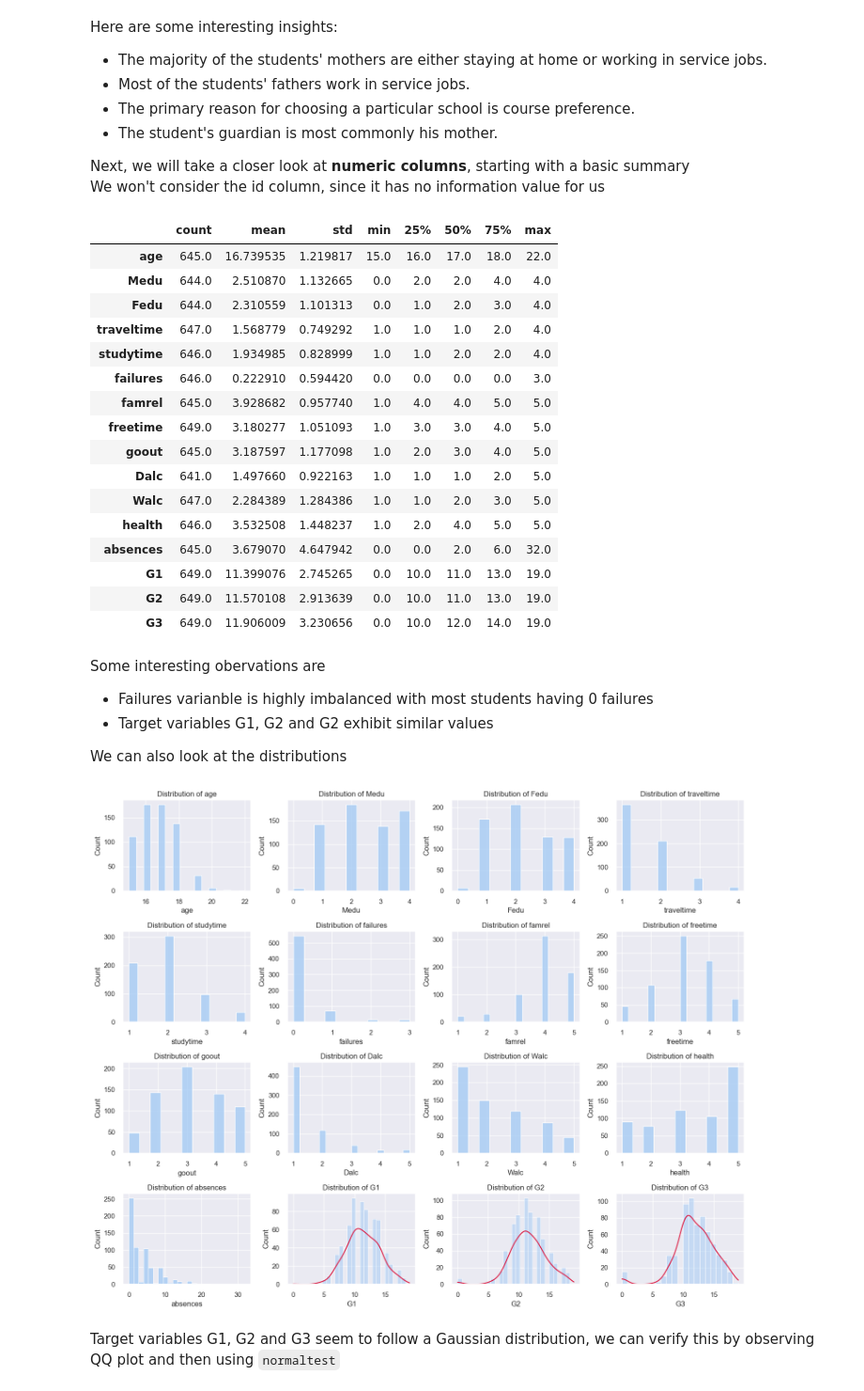
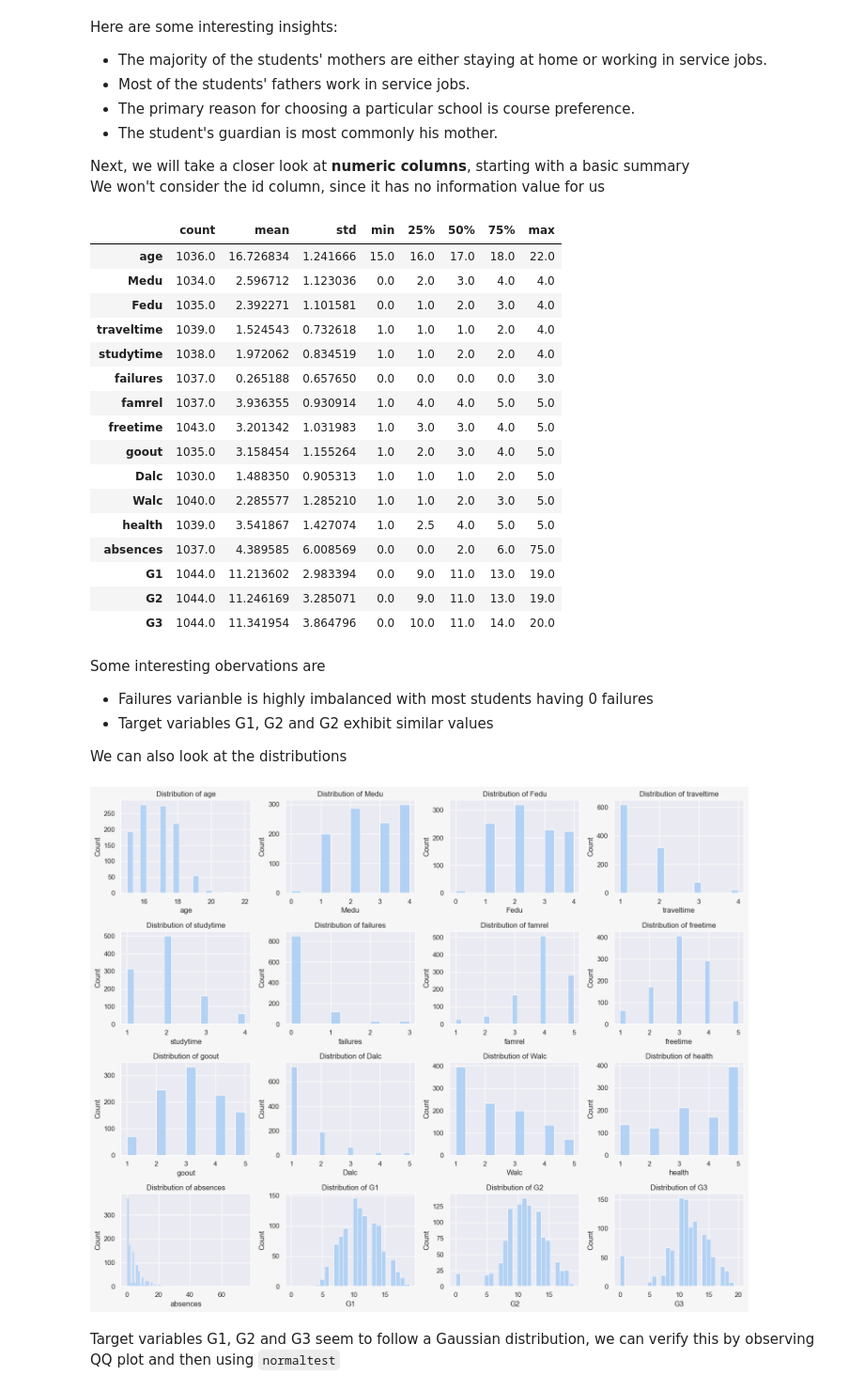
Before and after one commit to marek-hradil/ib031-project, a Jupyter notebook: notebooks/eda.ipynb, the cells around one changed output. Shown at 94% size. Saved outputs shown, nothing was run; the diff lists cells and outputs as text; code cells hidden in the pictures.

```diff
--- a/notebooks/eda.ipynb
+++ b/notebooks/eda.ipynb
@@ -59,8 +59,13 @@ from scipy.stats import normaltest, norm
 The first row and column were manually removed from the .xlsx file in order for the .read_excel function to load data properly
 # %%
 path = "../data/student_performance.xlsx"
-df = pd.read_excel(path)
+portuguese_df = pd.read_excel(path, sheet_name="portuguese")
+math_df = pd.read_excel(path, sheet_name="math")
 # %% [markdown]
 ## 2.1 Exploratory Data Analysys
 # %%
-df
+portuguese_df["subject"] = "portuguese"
+math_df["subject"] = "math"
+
+# Combine the two
+df = pd.concat([portuguese_df, math_df], ignore_index=True)
@@ -236,22 +228,22 @@ target_columns = ["G1", "G2","G3"]
 df[numeric_columns].describe().T
 # %% [output]
 |  | count | mean | std | min | 25% | 50% | 75% | max |
-| age | 645.0 | 16.739535 | 1.219817 | 15.0 | 16.0 | 17.0 | 18.0 | 22.0 |
-| Medu | 644.0 | 2.510870 | 1.132665 | 0.0 | 2.0 | 2.0 | 4.0 | 4.0 |
-| Fedu | 644.0 | 2.310559 | 1.101313 | 0.0 | 1.0 | 2.0 | 3.0 | 4.0 |
-| traveltime | 647.0 | 1.568779 | 0.749292 | 1.0 | 1.0 | 1.0 | 2.0 | 4.0 |
-| studytime | 646.0 | 1.934985 | 0.828999 | 1.0 | 1.0 | 2.0 | 2.0 | 4.0 |
-| failures | 646.0 | 0.222910 | 0.594420 | 0.0 | 0.0 | 0.0 | 0.0 | 3.0 |
-| famrel | 645.0 | 3.928682 | 0.957740 | 1.0 | 4.0 | 4.0 | 5.0 | 5.0 |
-| freetime | 649.0 | 3.180277 | 1.051093 | 1.0 | 3.0 | 3.0 | 4.0 | 5.0 |
-| goout | 645.0 | 3.187597 | 1.177098 | 1.0 | 2.0 | 3.0 | 4.0 | 5.0 |
-| Dalc | 641.0 | 1.497660 | 0.922163 | 1.0 | 1.0 | 1.0 | 2.0 | 5.0 |
-| Walc | 647.0 | 2.284389 | 1.284386 | 1.0 | 1.0 | 2.0 | 3.0 | 5.0 |
-| health | 646.0 | 3.532508 | 1.448237 | 1.0 | 2.0 | 4.0 | 5.0 | 5.0 |
-| absences | 645.0 | 3.679070 | 4.647942 | 0.0 | 0.0 | 2.0 | 6.0 | 32.0 |
-| G1 | 649.0 | 11.399076 | 2.745265 | 0.0 | 10.0 | 11.0 | 13.0 | 19.0 |
-| G2 | 649.0 | 11.570108 | 2.913639 | 0.0 | 10.0 | 11.0 | 13.0 | 19.0 |
-| G3 | 649.0 | 11.906009 | 3.230656 | 0.0 | 10.0 | 12.0 | 14.0 | 19.0 |
+| age | 1036.0 | 16.726834 | 1.241666 | 15.0 | 16.0 | 17.0 | 18.0 | 22.0 |
+| Medu | 1034.0 | 2.596712 | 1.123036 | 0.0 | 2.0 | 3.0 | 4.0 | 4.0 |
+| Fedu | 1035.0 | 2.392271 | 1.101581 | 0.0 | 1.0 | 2.0 | 3.0 | 4.0 |
+| traveltime | 1039.0 | 1.524543 | 0.732618 | 1.0 | 1.0 | 1.0 | 2.0 | 4.0 |
+| studytime | 1038.0 | 1.972062 | 0.834519 | 1.0 | 1.0 | 2.0 | 2.0 | 4.0 |
+| failures | 1037.0 | 0.265188 | 0.657650 | 0.0 | 0.0 | 0.0 | 0.0 | 3.0 |
+| famrel | 1037.0 | 3.936355 | 0.930914 | 1.0 | 4.0 | 4.0 | 5.0 | 5.0 |
+| freetime | 1043.0 | 3.201342 | 1.031983 | 1.0 | 3.0 | 3.0 | 4.0 | 5.0 |
+| goout | 1035.0 | 3.158454 | 1.155264 | 1.0 | 2.0 | 3.0 | 4.0 | 5.0 |
+| Dalc | 1030.0 | 1.488350 | 0.905313 | 1.0 | 1.0 | 1.0 | 2.0 | 5.0 |
+| Walc | 1040.0 | 2.285577 | 1.285210 | 1.0 | 1.0 | 2.0 | 3.0 | 5.0 |
+| health | 1039.0 | 3.541867 | 1.427074 | 1.0 | 2.5 | 4.0 | 5.0 | 5.0 |
+| absences | 1037.0 | 4.389585 | 6.008569 | 0.0 | 0.0 | 2.0 | 6.0 | 75.0 |
+| G1 | 1044.0 | 11.213602 | 2.983394 | 0.0 | 9.0 | 11.0 | 13.0 | 19.0 |
+| G2 | 1044.0 | 11.246169 | 3.285071 | 0.0 | 9.0 | 11.0 | 13.0 | 19.0 |
+| G3 | 1044.0 | 11.341954 | 3.864796 | 0.0 | 10.0 | 11.0 | 14.0 | 20.0 |
 # %% [markdown]
 Some interesting obervations are
 - Failures varianble is highly imbalanced with most students having 0 failures
@@ -259,21 +251,17 @@ Some interesting obervations are
 
 We can also look at the distributions
 # %%
-plt.figure(figsize=(15, 12))
+plt.figure(figsize=(15, 12), facecolor='#f6f6f6')
 
 for i, col in enumerate(numeric_columns, 1):
     plt.subplot(4, 4, i)
-    if col not in target_columns:
-        sns.histplot(data=df, x=col)
-    else:
-        ax = sns.histplot(data=df, x=col, kde=True)
-        ax.lines[0].set_color('crimson')
+    sns.histplot(data=df, x=col)
     plt.title(f"Distribution of {col}")
 
 plt.tight_layout()
 plt.show()
 # %% [output]
-[figure, old version]
+[figure, new version]
 # %% [markdown]
 Target variables G1, G2 and G3 seem to follow a Gaussian distribution, we can verify this by observing QQ plot and then using `normaltest`
 # %%
```
Also changed, not shown: parts of 11 cells of this notebook, 13 other files.
